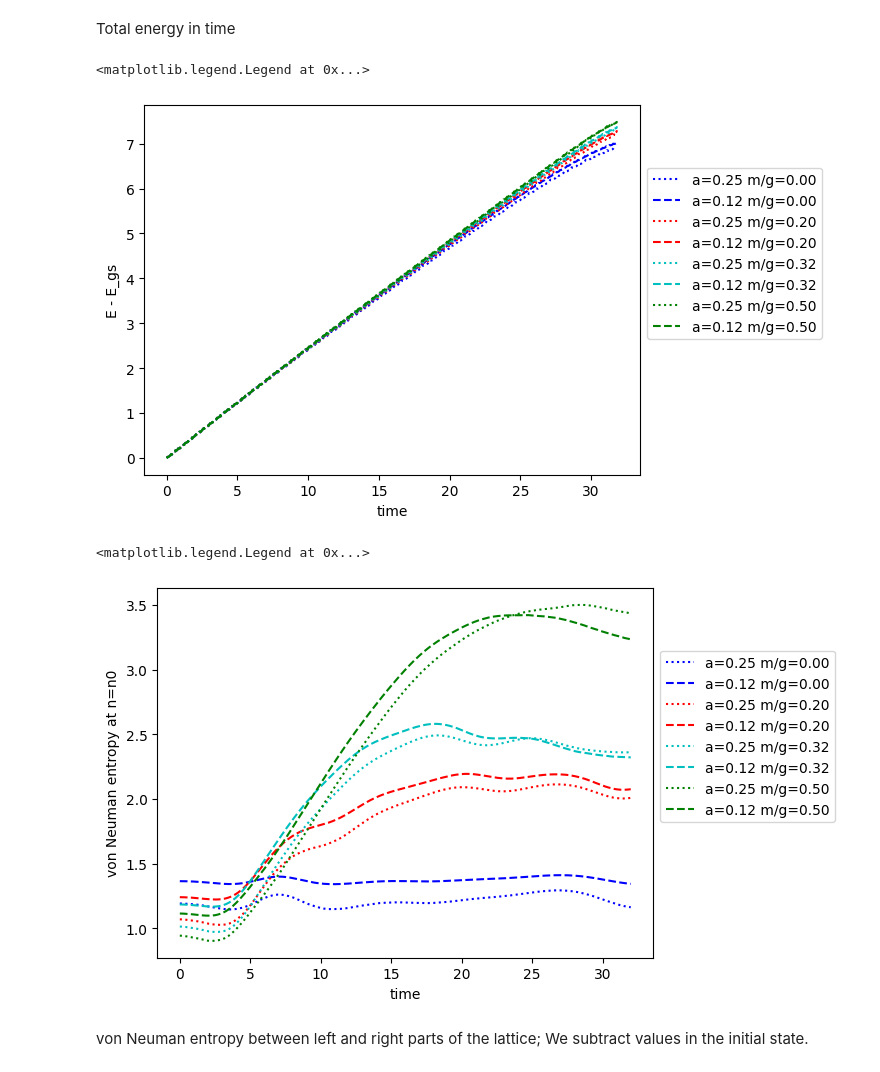
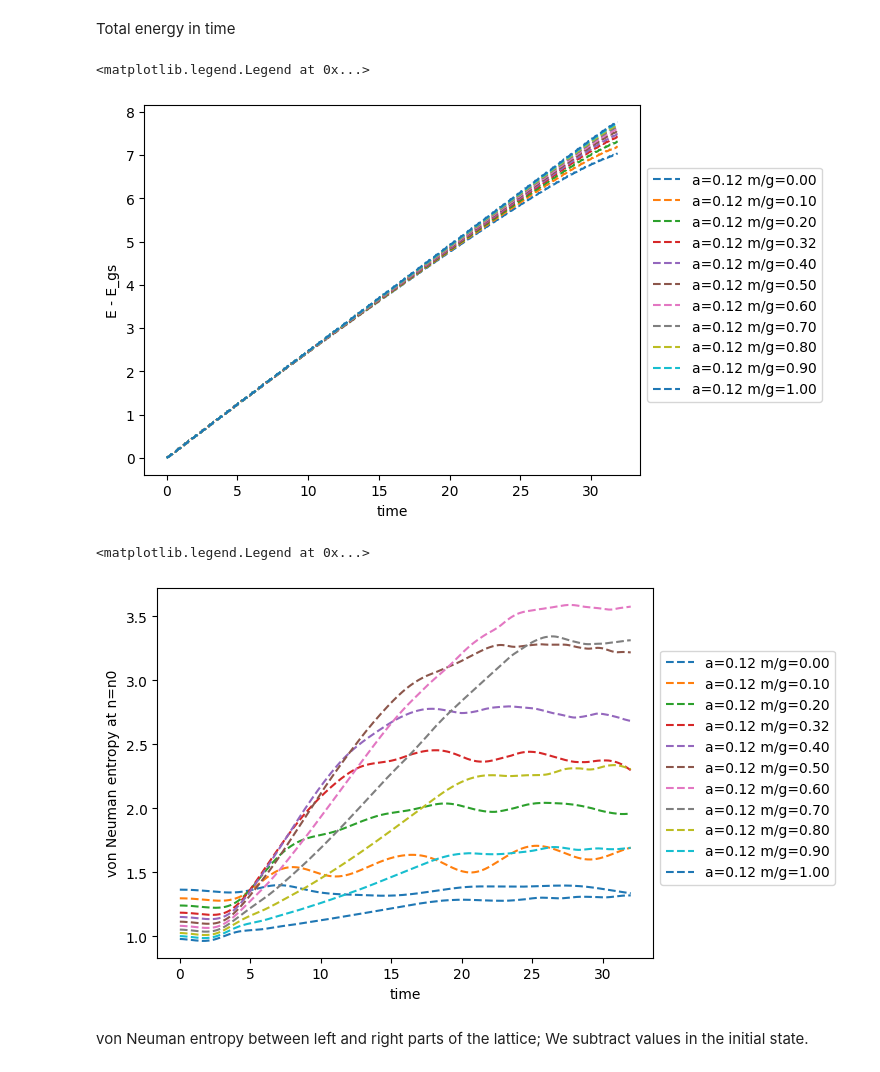
Before and after one commit to marekrams/jffs, a Jupyter notebook: plot_evolution_heatmaps_g=0.5.ipynb, the cells around one changed output. Cells and saved outputs as stored; diff of their text form; code cells hidden in the pictures.

```diff
--- a/plot_evolution_heatmaps_g=0.5.ipynb
+++ b/plot_evolution_heatmaps_g=0.5.ipynb
@@ -8,10 +8,11 @@ from ploting import plot_heatmaps
 # %%
 g = 1 / 2
 v, Q = 1, 1
-D0, D, tol, method = 64, 64, 1e-6, '2site'
+D0, D, tol, method = 64, 64, 1e-6, '12site'
 #
-ms = [g * x for x in [0, 0.2, 0.318309886, 0.5]]
-Nas =  [(256, 0.25), (512, 0.125)]
+mg = [0, 0.1, 0.2, 0.318309886, 0.4, 0.5, 0.6, 0.7, 0.8, 0.9, 1.0]
+ms = [g * x for x in mg]
+Nas =  [(512, 0.125)]
 #
 data = {}
 #
@@ -29,9 +30,9 @@ for i, m in enumerate(ms):
         mask = data[m, N, a]["time"] > -1  # when some points not calculated yet
         x1 = np.sum(data[m, N, a]["T00"][mask, :], axis=1) * a
         x2 = data[m, N, a]["energy"][mask]
-        assert np.max(np.abs((np.abs(1 - x1 / x2) ))) < 1e-10
+        assert np.max(np.abs((np.abs(1 - x1 / x2) ))) < 1e-8
 # %%
-clrs = dict(zip(ms, 'brcg'))
+# clrs = dict(zip(ms, cm.tab20))
 smbs = {256: ':', 512: '--', 1024: '-'}
 
 for i, m in enumerate(ms):
@@ -41,31 +42,31 @@ for i, m in enumerate(ms):
         tm = tm[mask]
         en = data[m, N, a]["energy"][mask]
 
-        plt.plot(tm[:-4], en[:-4] - en[0], smbs[N], color=clrs[m], label=f"{a=:0.2f} {m/g=:0.2f}")
+        plt.plot(tm[:-4], en[:-4] - en[0], smbs[N], label=f"{a=:0.2f} {m/g=:0.2f}")
 
 plt.xlabel('time')
 plt.ylabel('E - E_gs')
 plt.legend(ncols=1, bbox_to_anchor=(1, 0.85))
 # %% [output]
 <matplotlib.legend.Legend at 0x...>
-[figure, old version]
+[figure, new version]
 # %%
 for i, m in enumerate(ms):
     for j, (N, a) in enumerate(Nas):
         tm = data[m, N, a]["time"]
         mask = tm > -1
         tm = tm[mask]
 
         ee = data[m, N, a]["entropy_1"][mask]
         # ee = ee - ee[0]
 
-        plt.plot(tm, ee[:, N // 2], smbs[N], color=clrs[m], label=f"{a=:0.2f} {m/g=:0.2f}")
+        plt.plot(tm, ee[:, N // 2], smbs[N], label=f"{a=:0.2f} {m/g=:0.2f}")
 plt.xlabel('time')
 plt.ylabel('von Neuman entropy at n=n0')
 plt.legend(ncols=1, bbox_to_anchor=(1, 0.85))
 # %% [output]
 <matplotlib.legend.Legend at 0x...>
-[figure, old version]
+[figure, new version]
 # %% [markdown]
 von Neuman entropy between left and right parts of the lattice; We subtract values in the initial state.
 # %%
```
Also changed, not shown: parts of 8 cells of this notebook, 1 other file.
